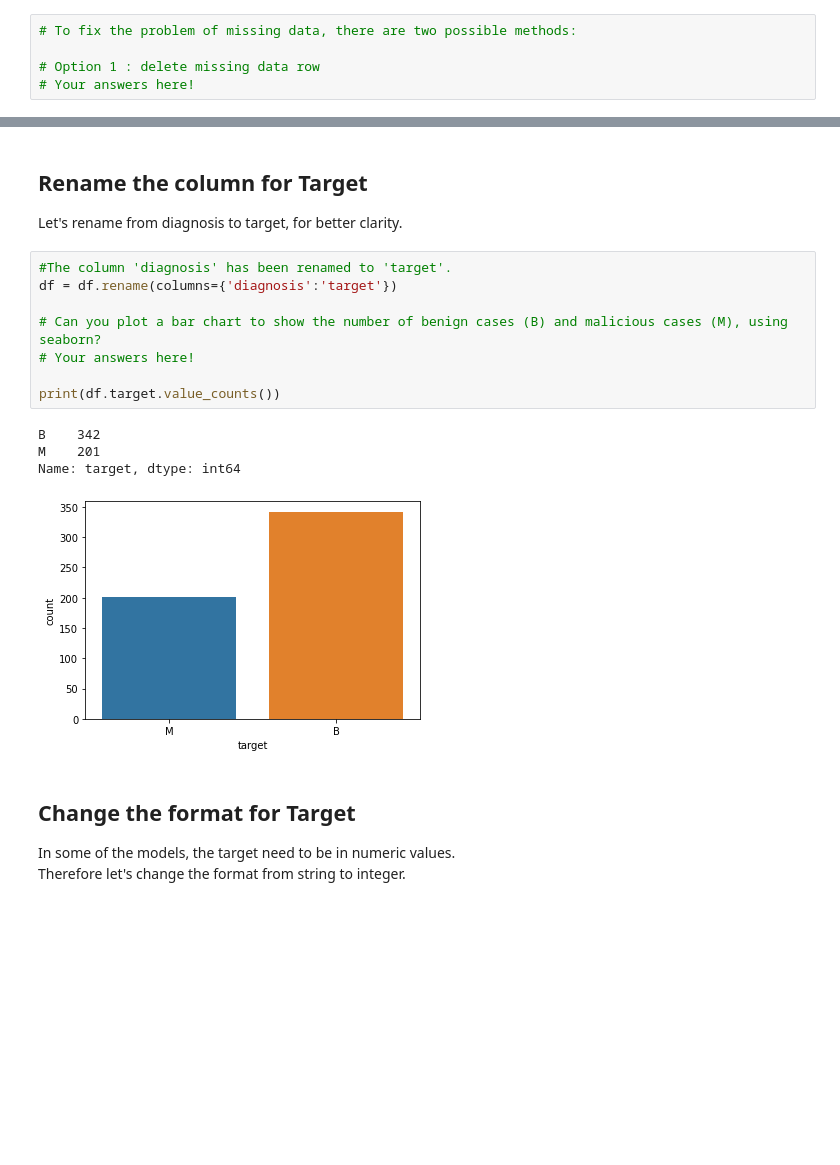
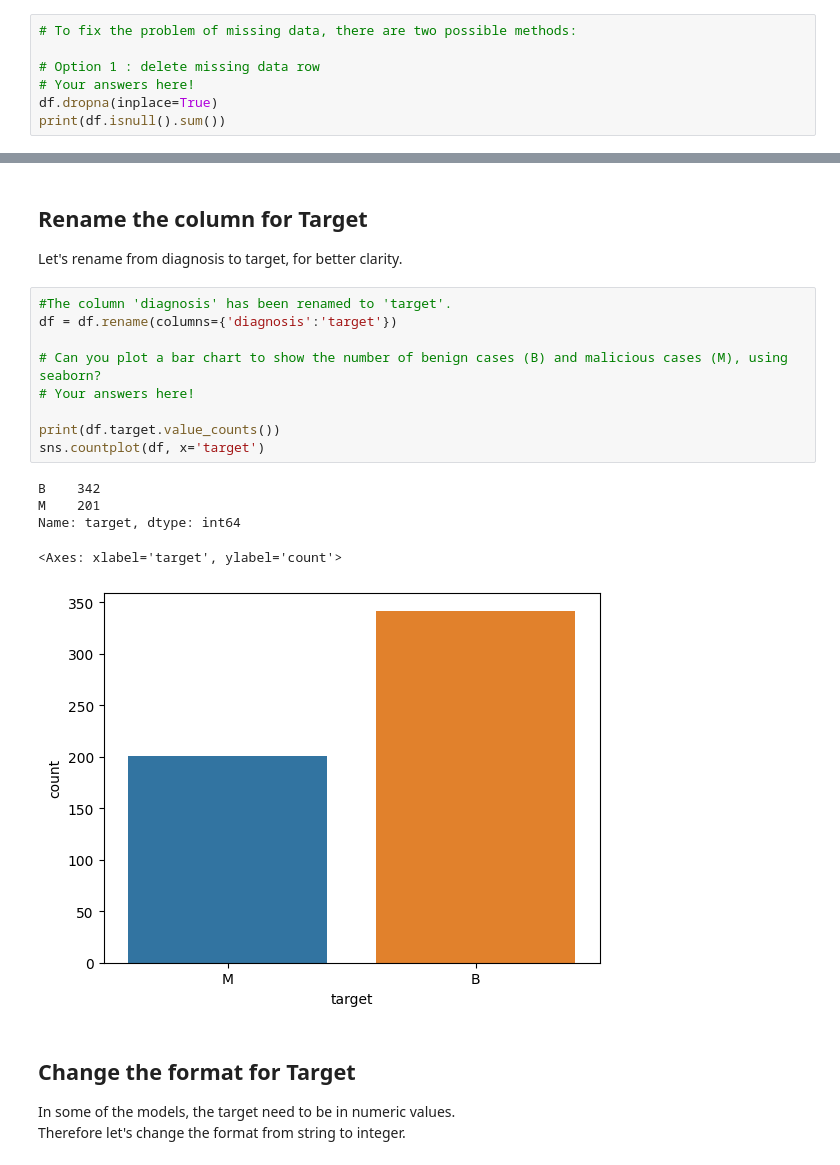
Before and after one commit to tvlaz2020/cis230Week6, a Jupyter notebook: Week 6 (Breast Cancer) - Student_TedVlaz_Completed.ipynb, the cells around one changed output, grey strips where cells are left out. Drawn from its saved outputs; the diff is of its cells as text; blank space fills up the shorter version.

```diff
--- a/Week 6 (Breast Cancer) - Student_TedVlaz_Completed.ipynb
+++ b/Week 6 (Breast Cancer) - Student_TedVlaz_Completed.ipynb
@@ -131,4 +133,6 @@ If you want to use the second method, you will need to:
 
 # Option 1 : delete missing data row
 # Your answers here!
+df.dropna(inplace=True)
+print(df.isnull().sum())
 # %% [output]
@@ -157,16 +165,18 @@ Let's rename from diagnosis to target, for better clarity.
 # %%
 #The column 'diagnosis' has been renamed to 'target'.
 df = df.rename(columns={'diagnosis':'target'})
 
 # Can you plot a bar chart to show the number of benign cases (B) and malicious cases (M), using seaborn?
 # Your answers here!
 
 print(df.target.value_counts())
+sns.countplot(df, x='target')
 # %% [output]
 B    342
 M    201
 Name: target, dtype: int64
+<Axes: xlabel='target', ylabel='count'>
-[figure, old version]
+[figure, new version]
 # %% [markdown]
 ## Change the format for Target
 In some of the models, the target need to be in numeric values.<br>
```
Also changed, not shown: parts of 15 cells of this notebook.
